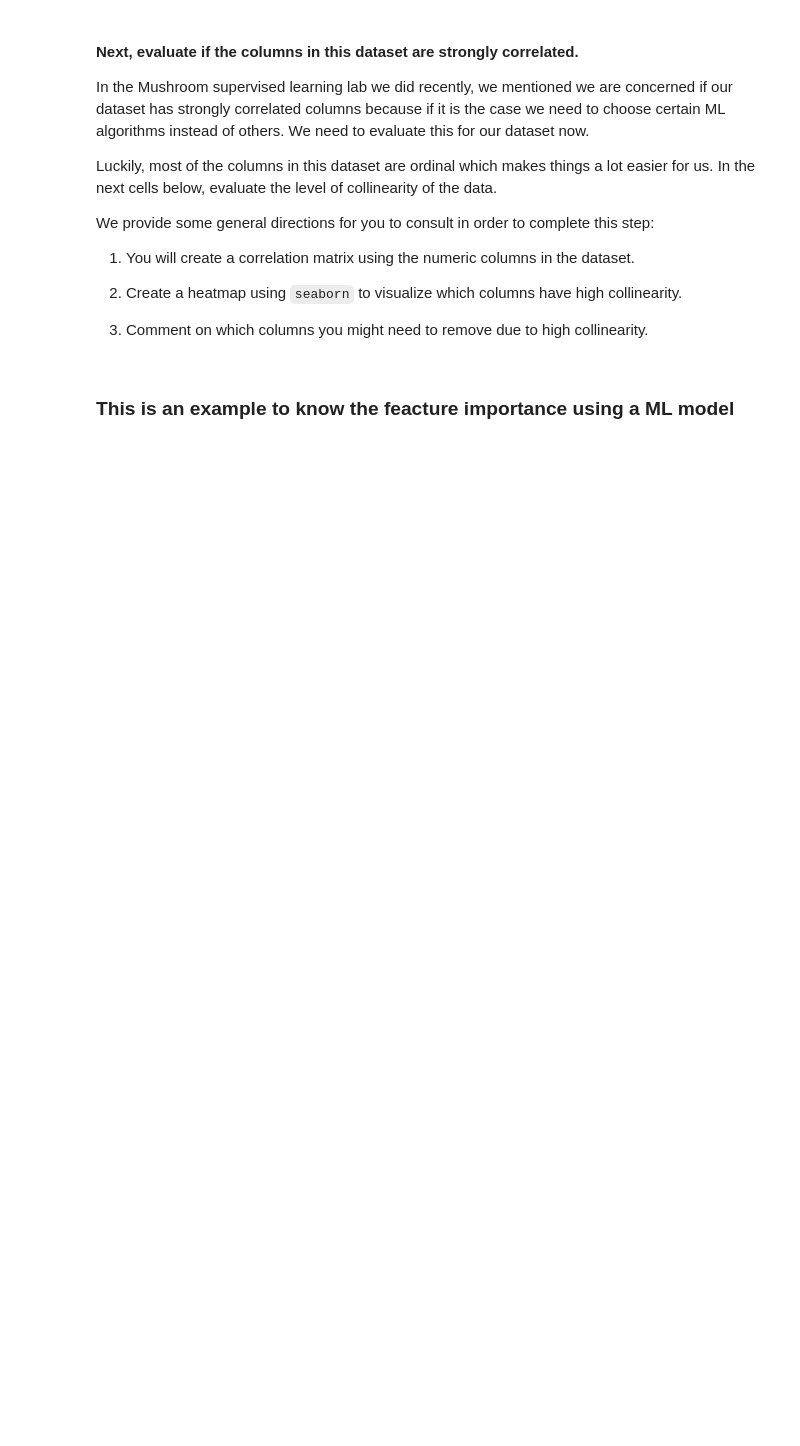
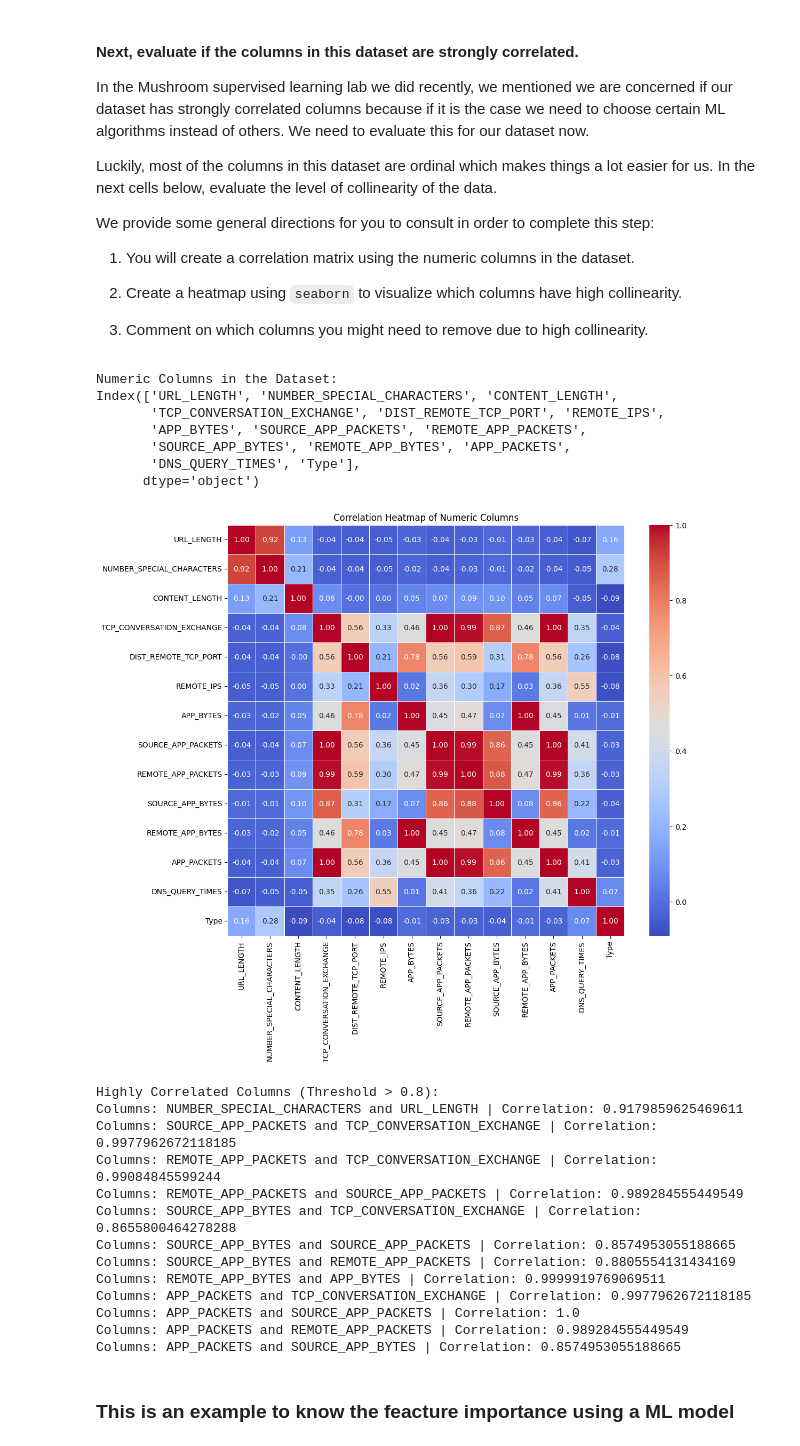
Before and after one commit to zahi158/lab-supervised-learning-en, a Jupyter notebook: your-code/main.ipynb, the cells around one changed output. Saved outputs shown, nothing was run; the diff lists cells and outputs as text; code cells hidden in the pictures; blank space fills up the shorter version.

```diff
--- a/your-code/main.ipynb
+++ b/your-code/main.ipynb
@@ -46,6 +65,7 @@ Let's start by exploring the dataset. First load the data file:
 *Source: [kaggle](https://www.kaggle.com/viratkothari/malicious-and-benign-websites-classification)*
 # %%
 websites = pd.read_csv('../website.csv')
+data = pd.read_csv('../website.csv')
 # %% [markdown]
 #### Explore the data from an bird's-eye view.
 
@@ -74,0 +147,16 @@ Feel free to add additional cells for your explorations. Make sure to comment wh
+# %%
+# Do we need to transform any of the columns from categorical to ordinal values? If so what are these columns?
+categorical_columns = data.select_dtypes(include=['object']).columns.tolist()
+print("\nCategorical Columns:")
+print(categorical_columns)
+
+# Check unique values in each categorical column to see if transformation is required
+for column in categorical_columns:
+    print(f"\nUnique values in {column}:")
+    print(data[column].unique())
+
+# Check for date columns to ensure they are in datetime format
+date_columns = ['WHOIS_REGDATE', 'WHOIS_UPDATED_DATE']
+for column in date_columns:
+    data[column] = pd.to_datetime(data[column], errors='coerce')
+print("\nDate Columns Converted to Datetime Format")
@@ -91,3 +195,54 @@ We provide some general directions for you to consult in order to complete this
+# %%
+# Your code here
+import seaborn as sns
+import matplotlib.pyplot as plt
+
+numeric_columns = data.select_dtypes(include=['float64', 'int64']).columns
+print("Numeric Columns in the Dataset:")
+print(numeric_columns)
+
+correlation_matrix = data[numeric_columns].corr()
+
+plt.figure(figsize=(12, 10))
+sns.heatmap(correlation_matrix, annot=True, cmap='coolwarm', fmt=".2f", linewidths=0.5)
+plt.title("Correlation Heatmap of Numeric Columns")
+plt.show()
+
+high_corr_threshold = 0.8
+high_corr_pairs = []
+
+for i in range(len(correlation_matrix.columns)):
+    for j in range(i):
+        if abs(correlation_matrix.iloc[i, j]) > high_corr_threshold:
+            col1 = correlation_matrix.columns[i]
+            col2 = correlation_matrix.columns[j]
+            high_corr_pairs.append((col1, col2, correlation_matrix.iloc[i, j]))
+
+print("\nHighly Correlated Columns (Threshold > 0.8):")
+for pair in high_corr_pairs:
+    print(f"Columns: {pair[0]} and {pair[1]} | Correlation: {pair[2]}")
+# %% [output]
+Numeric Columns in the Dataset:
+Index(['URL_LENGTH', 'NUMBER_SPECIAL_CHARACTERS', 'CONTENT_LENGTH',
+       'TCP_CONVERSATION_EXCHANGE', 'DIST_REMOTE_TCP_PORT', 'REMOTE_IPS',
+       'APP_BYTES', 'SOURCE_APP_PACKETS', 'REMOTE_APP_PACKETS',
+       'SOURCE_APP_BYTES', 'REMOTE_APP_BYTES', 'APP_PACKETS',
+       'DNS_QUERY_TIMES', 'Type'],
+      dtype='object')
+[figure, added]
+Highly Correlated Columns (Threshold > 0.8):
+Columns: NUMBER_SPECIAL_CHARACTERS and URL_LENGTH | Correlation: 0.9179859625469611
+Columns: SOURCE_APP_PACKETS and TCP_CONVERSATION_EXCHANGE | Correlation: 0.9977962672118185
+Columns: REMOTE_APP_PACKETS and TCP_CONVERSATION_EXCHANGE | Correlation: 0.99084845599244
+Columns: REMOTE_APP_PACKETS and SOURCE_APP_PACKETS | Correlation: 0.989284555449549
+Columns: SOURCE_APP_BYTES and TCP_CONVERSATION_EXCHANGE | Correlation: 0.8655800464278288
+Columns: SOURCE_APP_BYTES and SOURCE_APP_PACKETS | Correlation: 0.8574953055188665
+Columns: SOURCE_APP_BYTES and REMOTE_APP_PACKETS | Correlation: 0.8805554131434169
+Columns: REMOTE_APP_BYTES and APP_BYTES | Correlation: 0.9999919769069511
+Columns: APP_PACKETS and TCP_CONVERSATION_EXCHANGE | Correlation: 0.9977962672118185
+Columns: APP_PACKETS and SOURCE_APP_PACKETS | Correlation: 1.0
+Columns: APP_PACKETS and REMOTE_APP_PACKETS | Correlation: 0.989284555449549
+Columns: APP_PACKETS and SOURCE_APP_BYTES | Correlation: 0.8574953055188665
 # %% [markdown]
 ### This is an example to know the feacture importance using a ML model
 # %%
```
Also changed, not shown: parts of 65 cells of this notebook.
